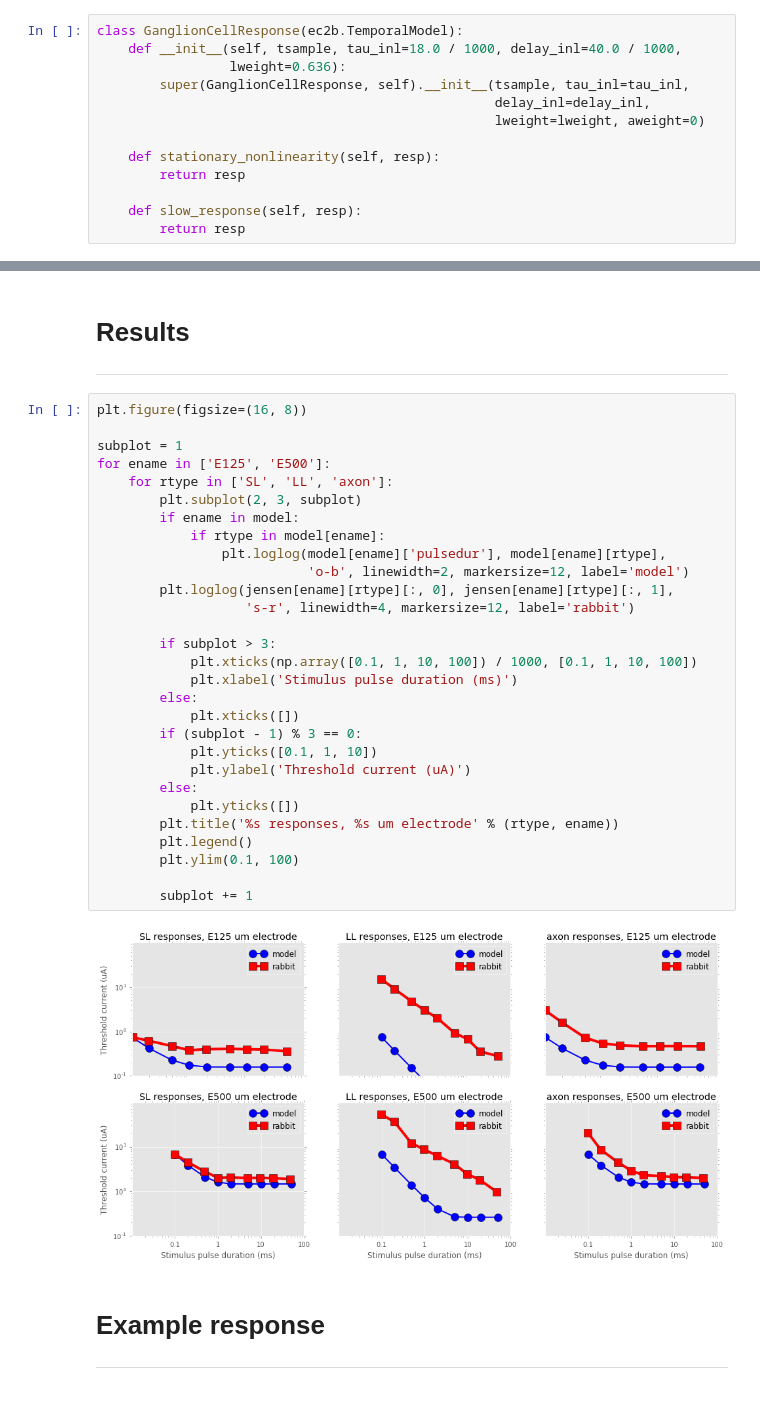
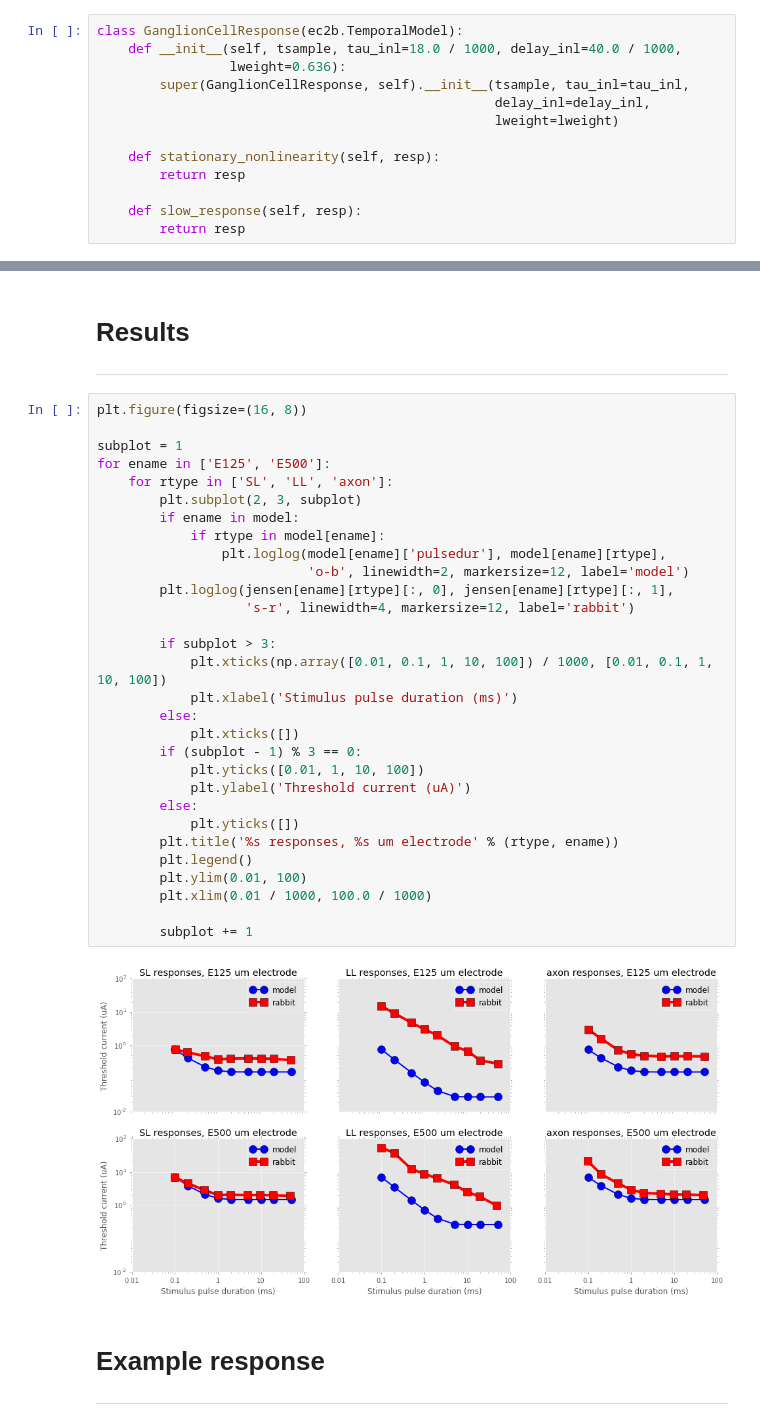
Before and after one commit to mbeyeler/pulse2percept, a Jupyter notebook: examples/notebooks/2.0-jensen2005-fig3.ipynb, the cells around one changed output, grey strips where cells are left out. Cells and saved outputs as stored; diff of their text form.

```diff
--- a/examples/notebooks/2.0-jensen2005-fig3.ipynb
+++ b/examples/notebooks/2.0-jensen2005-fig3.ipynb
@@ -79,7 +79,7 @@ class GanglionCellResponse(ec2b.TemporalModel):
                  lweight=0.636):
         super(GanglionCellResponse, self).__init__(tsample, tau_inl=tau_inl,
                                                    delay_inl=delay_inl,
-                                                   lweight=lweight, aweight=0)
+                                                   lweight=lweight)
 
     def stationary_nonlinearity(self, resp):
         return resp
@@ -273,34 +273,35 @@ Running E500
 # %%
 plt.figure(figsize=(16, 8))
 
 subplot = 1
 for ename in ['E125', 'E500']:
     for rtype in ['SL', 'LL', 'axon']:
         plt.subplot(2, 3, subplot)
         if ename in model:
             if rtype in model[ename]:
                 plt.loglog(model[ename]['pulsedur'], model[ename][rtype],
                            'o-b', linewidth=2, markersize=12, label='model')
         plt.loglog(jensen[ename][rtype][:, 0], jensen[ename][rtype][:, 1],
                    's-r', linewidth=4, markersize=12, label='rabbit')
 
         if subplot > 3:
-            plt.xticks(np.array([0.1, 1, 10, 100]) / 1000, [0.1, 1, 10, 100])
+            plt.xticks(np.array([0.01, 0.1, 1, 10, 100]) / 1000, [0.01, 0.1, 1, 10, 100])
             plt.xlabel('Stimulus pulse duration (ms)')
         else:
             plt.xticks([])
         if (subplot - 1) % 3 == 0:
-            plt.yticks([0.1, 1, 10])
+            plt.yticks([0.01, 1, 10, 100])
             plt.ylabel('Threshold current (uA)')
         else:
             plt.yticks([])
         plt.title('%s responses, %s um electrode' % (rtype, ename))
         plt.legend()
-        plt.ylim(0.1, 100)
+        plt.ylim(0.01, 100)
+        plt.xlim(0.01 / 1000, 100.0 / 1000)
 
         subplot += 1
 # %% [output]
-[figure, old version]
+[figure, new version]
 # %% [markdown]
 # Example response
 --------------------------
```
Also changed, not shown: parts of 3 cells of this notebook, 1 other file.
